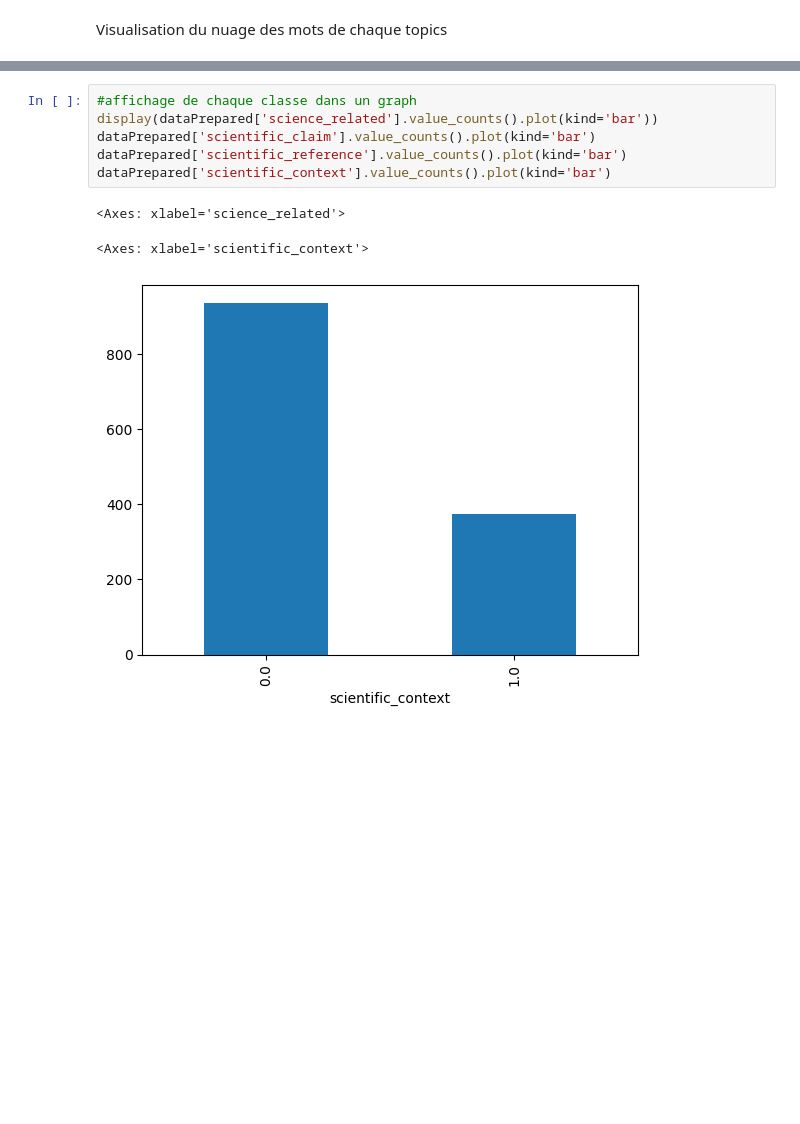
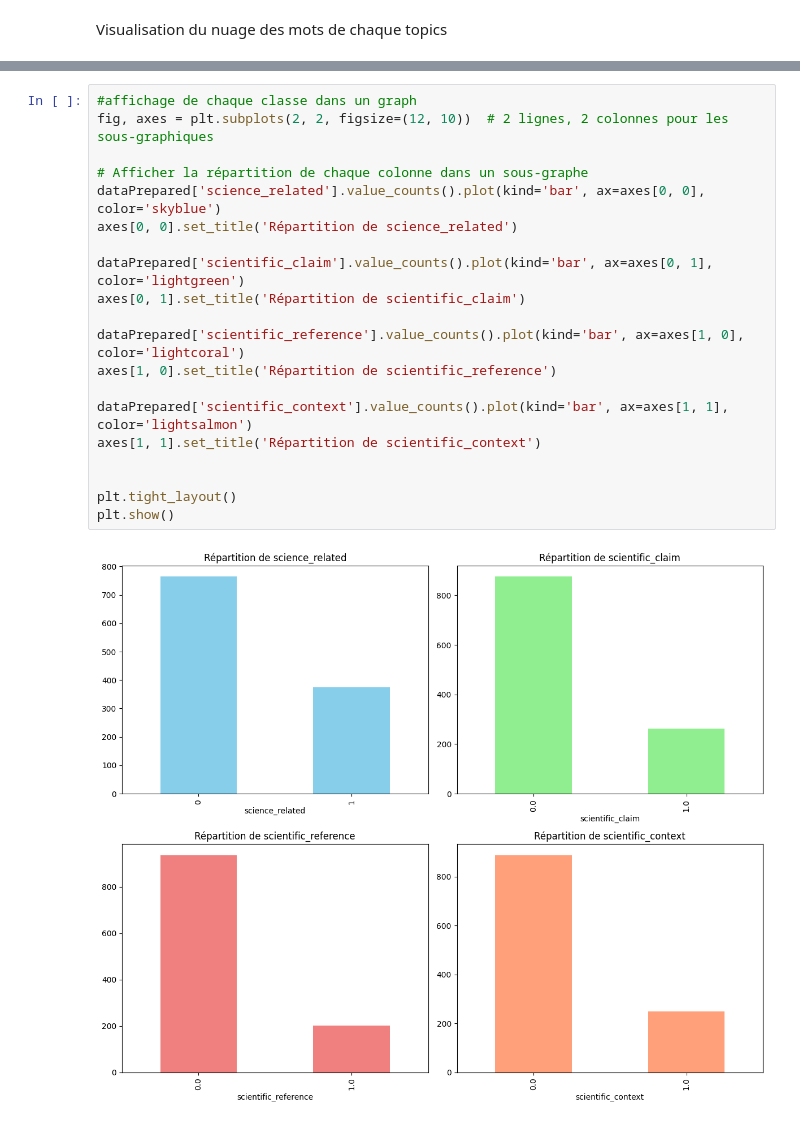
Before and after one commit to Akkuun/M1_IMAGINE_ML_Project, a Jupyter notebook: ML_Project_Group_8.ipynb, the cells around one changed output, grey strips where cells are left out. Saved outputs shown, nothing was run; the diff lists cells and outputs as text; blank space fills up the shorter version.

```diff
--- a/ML_Project_Group_8.ipynb
+++ b/ML_Project_Group_8.ipynb
@@ -849,10 +856,22 @@ Dans le domaine des méthode d'apprentisage automatique, l'upsampling est utilis
-# %%
-#affichage de chaque classe dans un graph
-display(dataPrepared['science_related'].value_counts().plot(kind='bar'))
-dataPrepared['scientific_claim'].value_counts().plot(kind='bar')
-dataPrepared['scientific_reference'].value_counts().plot(kind='bar')
-dataPrepared['scientific_context'].value_counts().plot(kind='bar')
-# %% [output]
-<Axes: xlabel='science_related'>
-<Axes: xlabel='scientific_context'>
-[figure, removed]
+# %%
+#affichage de chaque classe dans un graph
+fig, axes = plt.subplots(2, 2, figsize=(12, 10))  # 2 lignes, 2 colonnes pour les sous-graphiques
+
+# Afficher la répartition de chaque colonne dans un sous-graphe
+dataPrepared['science_related'].value_counts().plot(kind='bar', ax=axes[0, 0], color='skyblue')
+axes[0, 0].set_title('Répartition de science_related')
+
+dataPrepared['scientific_claim'].value_counts().plot(kind='bar', ax=axes[0, 1], color='lightgreen')
+axes[0, 1].set_title('Répartition de scientific_claim')
+
+dataPrepared['scientific_reference'].value_counts().plot(kind='bar', ax=axes[1, 0], color='lightcoral')
+axes[1, 0].set_title('Répartition de scientific_reference')
+
+dataPrepared['scientific_context'].value_counts().plot(kind='bar', ax=axes[1, 1], color='lightsalmon')
+axes[1, 1].set_title('Répartition de scientific_context')
+
+
+plt.tight_layout()
+plt.show()
+# %% [output]
+[figure, added]
```
Also changed, not shown: parts of 10 cells of this notebook.
